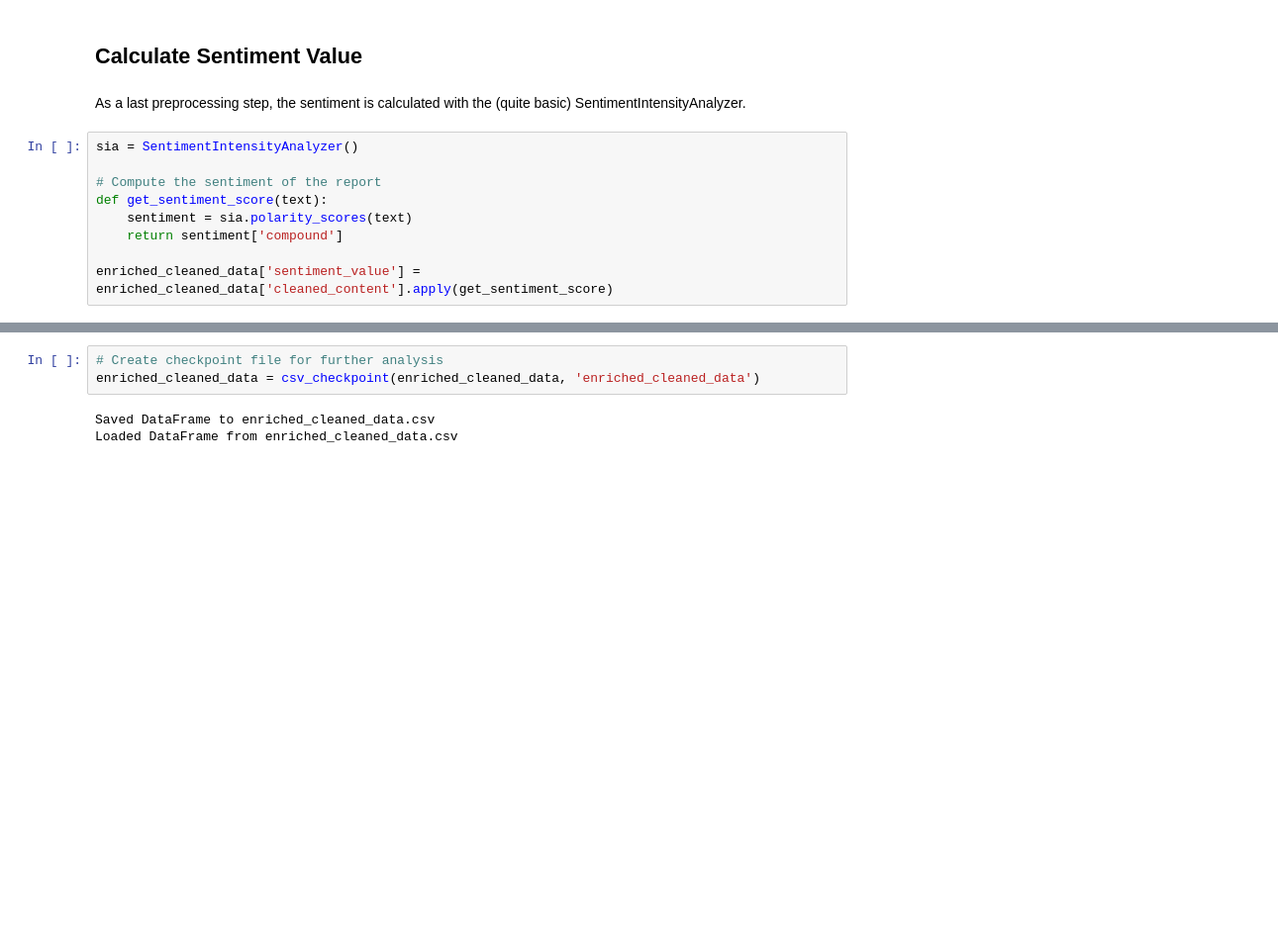
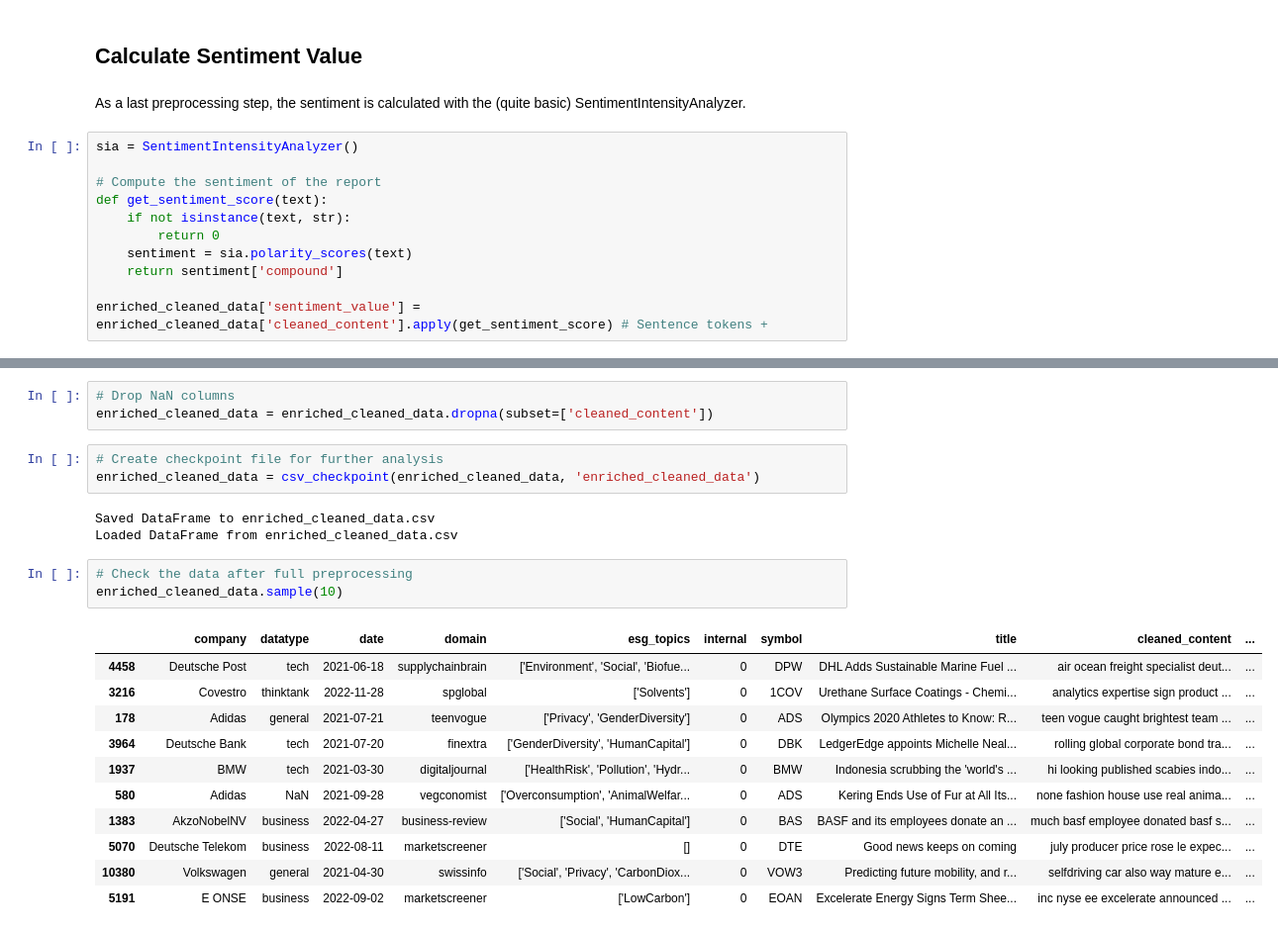
Before and after one commit to syX113/hslu-nlp, a Jupyter notebook: stage1/00-data-preprocessing.ipynb, the cells around one changed output, grey strips where cells are left out. Shown at 99% size. Cells and saved outputs as stored; diff of their text form; blank space fills up the shorter version.

Commit message:
added visualizations and fixed minor preprocessing

```diff
--- a/stage1/00-data-preprocessing.ipynb
+++ b/stage1/00-data-preprocessing.ipynb
@@ -610,7 +608,9 @@ sia = SentimentIntensityAnalyzer()
 
 # Compute the sentiment of the report
 def get_sentiment_score(text):
+    if not isinstance(text, str):
+        return 0
     sentiment = sia.polarity_scores(text)
     return sentiment['compound']
 
-enriched_cleaned_data['sentiment_value'] = enriched_cleaned_data['cleaned_content'].apply(get_sentiment_score)
+enriched_cleaned_data['sentiment_value'] = enriched_cleaned_data['cleaned_content'].apply(get_sentiment_score) # Sentence tokens +
@@ -621,6 +626,24 @@ enriched_cleaned_data['sentiment_value'] = enriched_cleaned_data['cleaned_conten
+# %%
+# Drop NaN columns
+enriched_cleaned_data = enriched_cleaned_data.dropna(subset=['cleaned_content'])
 # %%
 # Create checkpoint file for further analysis
 enriched_cleaned_data = csv_checkpoint(enriched_cleaned_data, 'enriched_cleaned_data')
 # %% [output]
 Saved DataFrame to enriched_cleaned_data.csv
 Loaded DataFrame from enriched_cleaned_data.csv
+# %%
+# Check the data after full preprocessing
+enriched_cleaned_data.sample(10)
+# %% [output]
+|  | company | datatype | date | domain | esg_topics | internal | symbol | title | cleaned_content | ... |
+| 4458 | Deutsche Post | tech | 2021-06-18 | supplychainbrain | ['Environment', 'Social', 'Biofue... | 0 | DPW | DHL Adds Sustainable Marine Fuel ... | air ocean freight specialist deut... | ... |
+| 3216 | Covestro | thinktank | 2022-11-28 | spglobal | ['Solvents'] | 0 | 1COV | Urethane Surface Coatings - Chemi... | analytics expertise sign product ... | ... |
+| 178 | Adidas | general | 2021-07-21 | teenvogue | ['Privacy', 'GenderDiversity'] | 0 | ADS | Olympics 2020 Athletes to Know: R... | teen vogue caught brightest team ... | ... |
+| 3964 | Deutsche Bank | tech | 2021-07-20 | finextra | ['GenderDiversity', 'HumanCapital'] | 0 | DBK | LedgerEdge appoints Michelle Neal... | rolling global corporate bond tra... | ... |
+| 1937 | BMW | tech | 2021-03-30 | digitaljournal | ['HealthRisk', 'Pollution', 'Hydr... | 0 | BMW | Indonesia scrubbing the 'world's ... | hi looking published scabies indo... | ... |
+| 580 | Adidas | NaN | 2021-09-28 | vegconomist | ['Overconsumption', 'AnimalWelfar... | 0 | ADS | Kering Ends Use of Fur at All Its... | none fashion house use real anima... | ... |
+| 1383 | AkzoNobelNV | business | 2022-04-27 | business-review | ['Social', 'HumanCapital'] | 0 | BAS | BASF and its employees donate an ... | much basf employee donated basf s... | ... |
+| 5070 | Deutsche Telekom | business | 2022-08-11 | marketscreener | [] | 0 | DTE | Good news keeps on coming | july producer price rose le expec... | ... |
+| 10380 | Volkswagen | general | 2021-04-30 | swissinfo | ['Social', 'Privacy', 'CarbonDiox... | 0 | VOW3 | Predicting future mobility, and r... | selfdriving car also way mature e... | ... |
+| 5191 | E ONSE | business | 2022-09-02 | marketscreener | ['LowCarbon'] | 0 | EOAN | Excelerate Energy Signs Term Shee... | inc nyse ee excelerate announced ... | ... |
```
Also changed, not shown: parts of 20 cells of this notebook.
